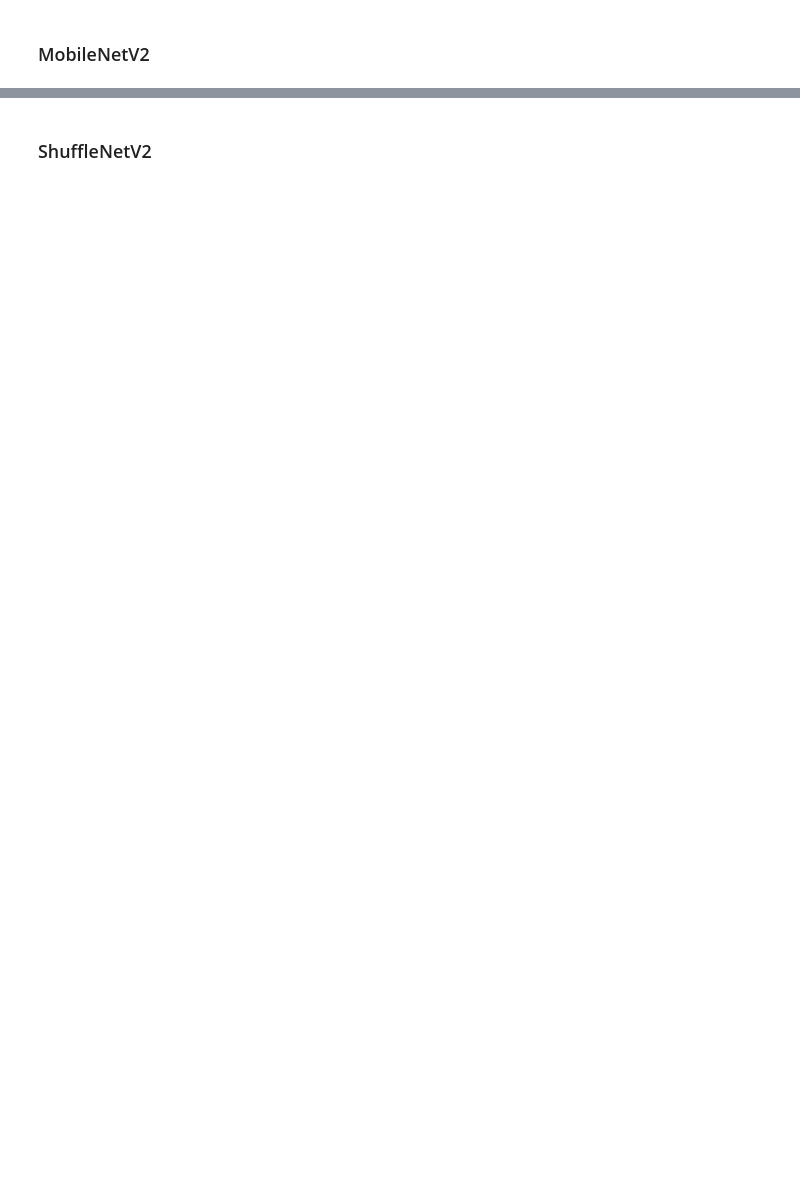
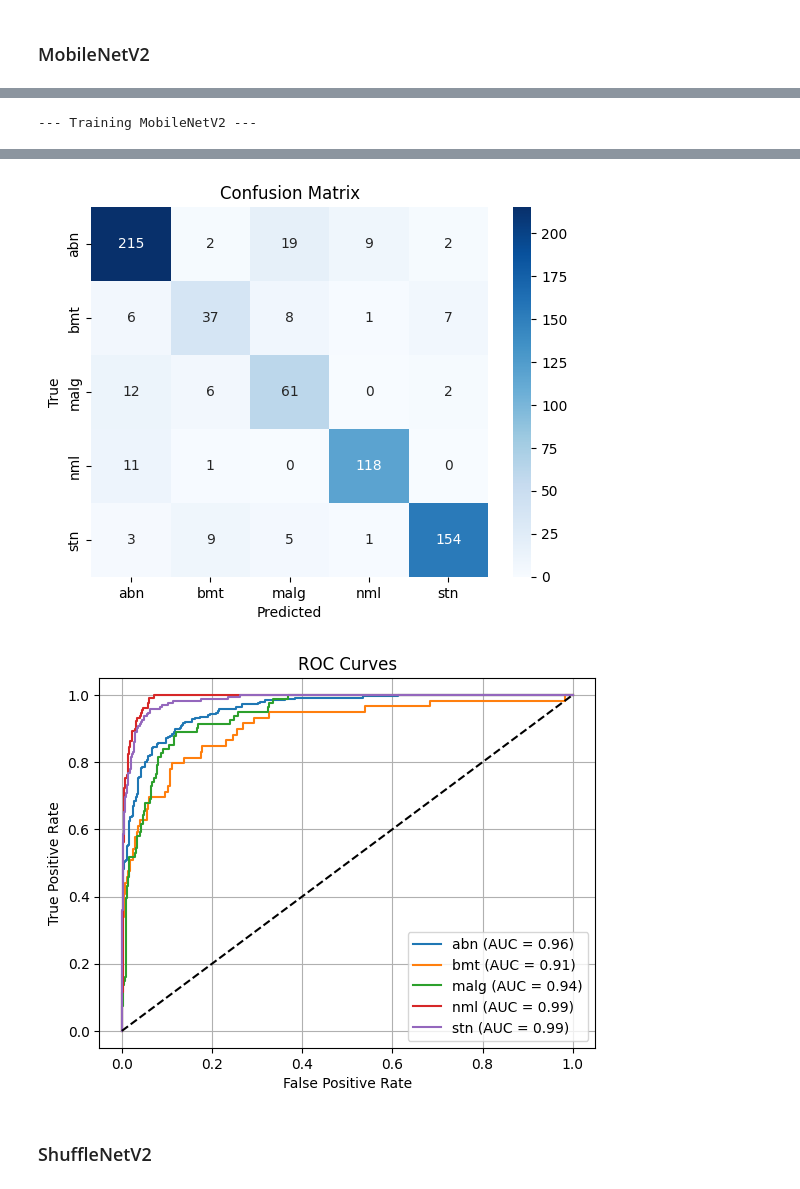
Before and after one commit to Slightsmile/Gallblader-Cancer-Detection-DL, a Jupyter notebook: Gallblader_Cancer.ipynb, the cells around one changed output, grey strips where cells are left out. Cells and saved outputs as stored; diff of their text form; code cells hidden in the pictures; blank space fills up the shorter version.

```diff
--- a/Gallblader_Cancer.ipynb
+++ b/Gallblader_Cancer.ipynb
@@ -307,10 +373,2 @@ weighted avg       0.84      0.83      0.83       689
 # %% [markdown]
 ### MobileNetV2
-# %%
-model = get_model("mobilenet_v2", num_classes=len(class_names))
-model, train_loss, val_loss, train_acc, val_acc = train_model(model, epochs=10)
-plot_metrics(train_loss, val_loss, train_acc, val_acc)
-evaluate_model(model)
-plot_roc(model)
-
-model_results["MobileNetV2"] = max(val_acc)
@@ -341,0 +375,9 @@ weighted avg       0.85      0.85      0.85       689
+# %%
+print("\n--- Training MobileNetV2 ---")
+mobilenet_model = get_model("mobilenet_v2", num_classes=len(class_names))
+trained_mobilenet_model, _, _, _, val_acc_mobilenet = train_model(mobilenet_model, epochs=30, patience=5)
+evaluate_model(trained_mobilenet_model)
+plot_roc(trained_mobilenet_model)
+model_results["MobileNetV2"] = np.max(val_acc_mobilenet)
+all_trained_models.append(trained_mobilenet_model)
+# %% [output]
@@ -341,0 +385 @@ weighted avg       0.85      0.85      0.85       689
+--- Training MobileNetV2 ---
@@ -342,2 +403,4 @@ weighted avg       0.85      0.85      0.85       689
+[figure, added]
+[figure, added]
 # %% [markdown]
 ### ShuffleNetV2
```
Also changed, not shown: parts of 29 cells of this notebook.
